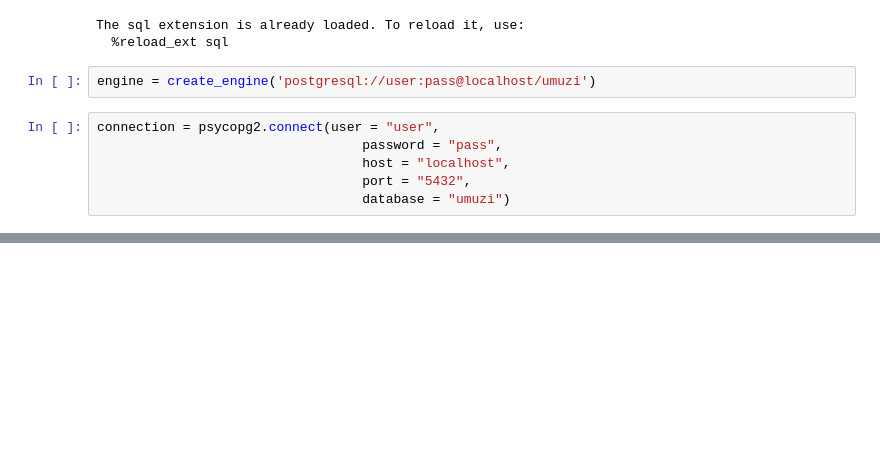
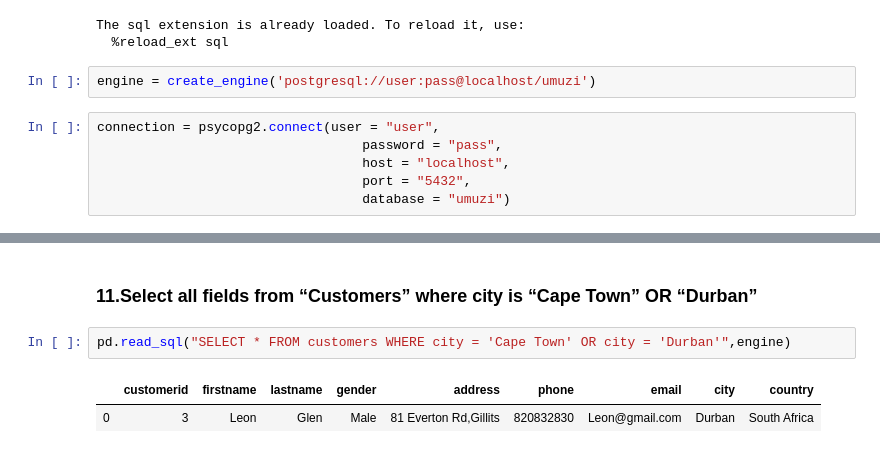
Before and after one commit to LeboSeribe/SQL, a Jupyter notebook: SQL .ipynb, the cells around one changed output, grey strips where cells are left out. Cells and saved outputs as stored; diff of their text form; blank space fills up the shorter version.

```diff
--- a/SQL .ipynb
+++ b/SQL .ipynb
@@ -51,0 +223,7 @@ pd.read_sql('SELECT * from customers',engine)
+# %% [markdown]
+### 11.Select all fields from “Customers” where city is “Cape Town” OR “Durban”
+# %%
+pd.read_sql("SELECT * FROM customers WHERE city = 'Cape Town' OR city = 'Durban'",engine)
+# %% [output]
+|  | customerid | firstname | lastname | gender | address | phone | email | city | country |
+| 0 | 3 | Leon | Glen | Male | 81 Everton Rd,Gillits | 820832830 | Leon@gmail.com | Durban | South Africa |
```
Also changed, not shown: parts of 59 cells of this notebook.
